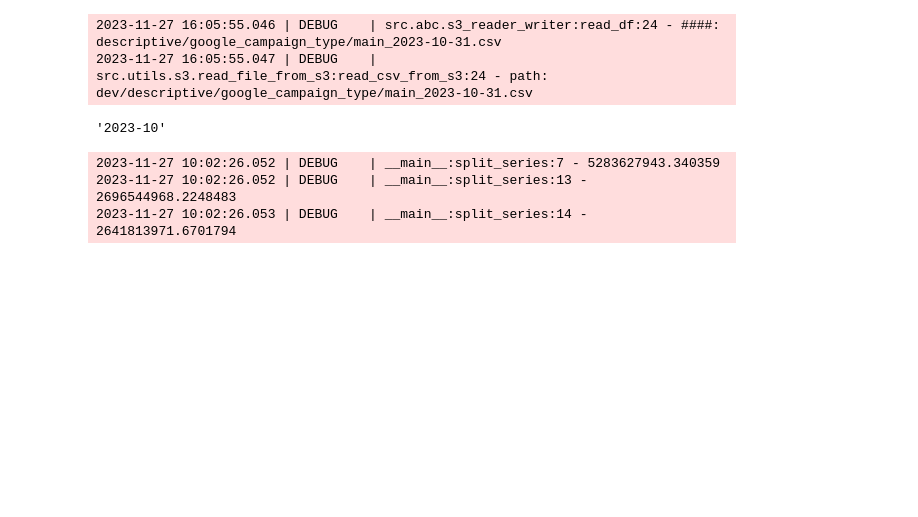
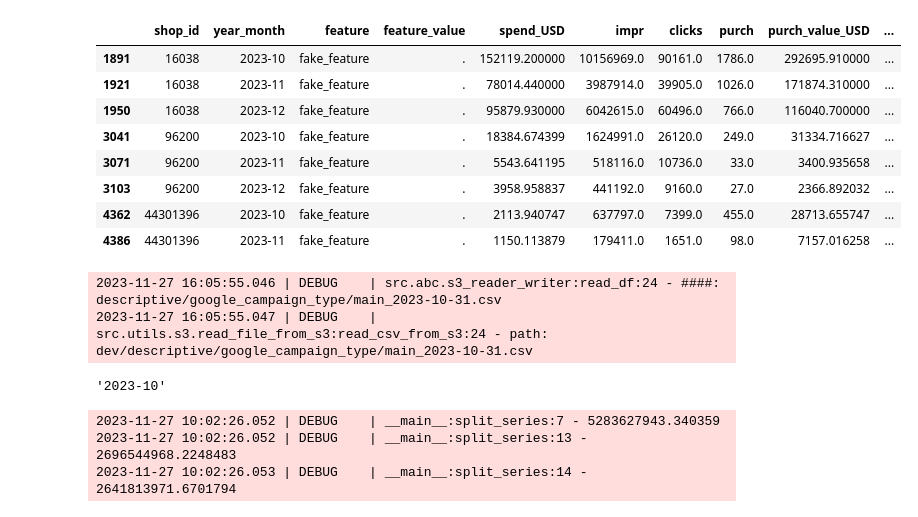
Before and after one commit to Katja-Lebesgue/premium_dashboard, a Jupyter notebook: play/facebook_creative_descriptive.ipynb, the cells around one changed output. Drawn from its saved outputs; the diff is of its cells as text; code cells hidden in the pictures; blank space fills up the shorter version.

```diff
--- a/play/facebook_creative_descriptive.ipynb
+++ b/play/facebook_creative_descriptive.ipynb
@@ -26,3 +26,3 @@ shop_id = 2445081
 # %%
-df = fcd.read_df(DescriptiveDF.main, '2023-10-31')
+df = fcd.read_df(DescriptiveDF.main, fcd.end_date)
 # %% [output]
@@ -31,3 +31,17 @@ df = fcd.read_df(DescriptiveDF.main, '2023-10-31')
+# %%
+filtered = df[(df.year_month >= '2023-10') & (df.feature == gcd.fake_feature)]
+# %%
+filtered
+# %% [output]
+|  | shop_id | year_month | feature | feature_value | spend_USD | impr | clicks | purch | purch_value_USD | ... |
+| 1891 | 16038 | 2023-10 | fake_feature | . | 152119.200000 | 10156969.0 | 90161.0 | 1786.0 | 292695.910000 | ... |
+| 1921 | 16038 | 2023-11 | fake_feature | . | 78014.440000 | 3987914.0 | 39905.0 | 1026.0 | 171874.310000 | ... |
+| 1950 | 16038 | 2023-12 | fake_feature | . | 95879.930000 | 6042615.0 | 60496.0 | 766.0 | 116040.700000 | ... |
+| 3041 | 96200 | 2023-10 | fake_feature | . | 18384.674399 | 1624991.0 | 26120.0 | 249.0 | 31334.716627 | ... |
+| 3071 | 96200 | 2023-11 | fake_feature | . | 5543.641195 | 518116.0 | 10736.0 | 33.0 | 3400.935658 | ... |
+| 3103 | 96200 | 2023-12 | fake_feature | . | 3958.958837 | 441192.0 | 9160.0 | 27.0 | 2366.892032 | ... |
+| 4362 | 44301396 | 2023-10 | fake_feature | . | 2113.940747 | 637797.0 | 7399.0 | 455.0 | 28713.655747 | ... |
+| 4386 | 44301396 | 2023-11 | fake_feature | . | 1150.113879 | 179411.0 | 1651.0 | 98.0 | 7157.016258 | ... |
 # %%
 df = gcd.read_df(DescriptiveDF.main, df_id=gcd.end_date)
 # %% [output]
```
Also changed, not shown: parts of 2 cells of this notebook, 5 other files.
